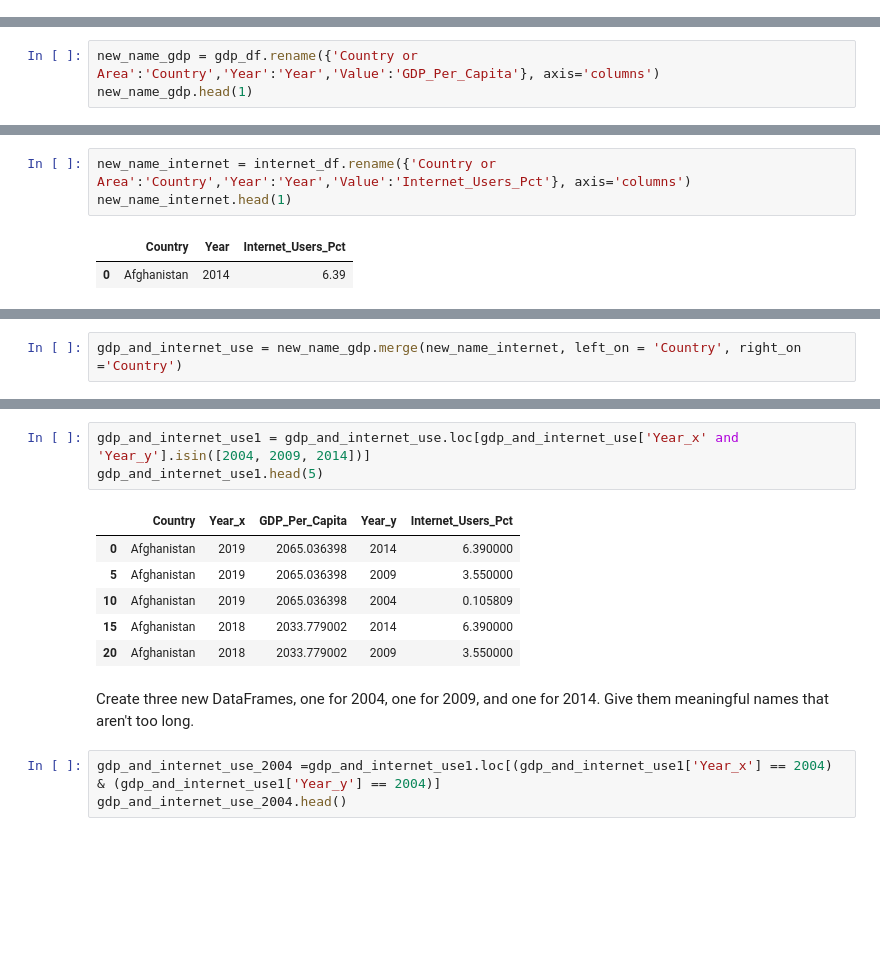
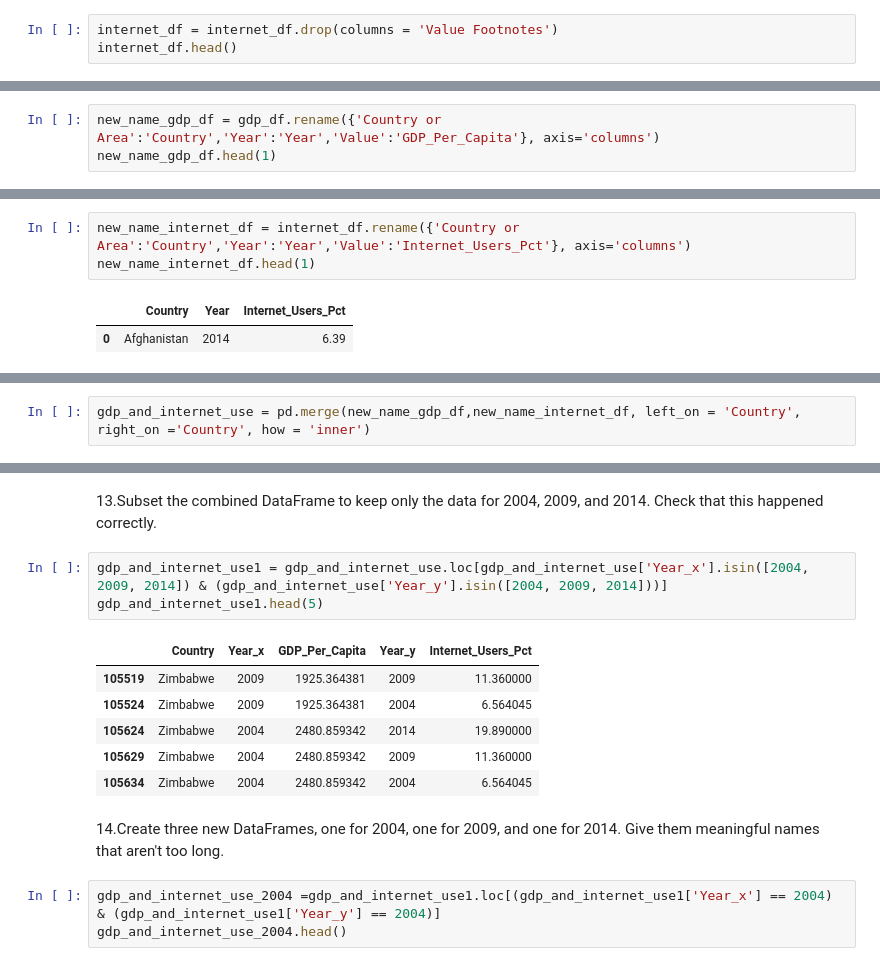
Before and after one commit to NSS-Full-Time-Data-Analytics-7/gdp-and-internet-usage-berhanneway, a Jupyter notebook: notebooks/UN Data Project.ipynb, the cells around one changed output, grey strips where cells are left out. Drawn from its saved outputs; the diff is of its cells as text; blank space fills up the shorter version.

```diff
--- a/notebooks/UN Data Project.ipynb
+++ b/notebooks/UN Data Project.ipynb
@@ -113,0 +113,3 @@ gdp_df.head()
+# %%
+internet_df = internet_df.drop(columns = 'Value Footnotes')
+internet_df.head()
@@ -139,6 +138,6 @@ Country	Year	Internet_Users_Pct
 # %%
-new_name_gdp = gdp_df.rename({'Country or Area':'Country','Year':'Year','Value':'GDP_Per_Capita'}, axis='columns')
-new_name_gdp.head(1)
+new_name_gdp_df = gdp_df.rename({'Country or Area':'Country','Year':'Year','Value':'GDP_Per_Capita'}, axis='columns')
+new_name_gdp_df.head(1)
 # %% [output]
 |  | Country | Year | GDP_Per_Capita |
 | 0 | Afghanistan | 2019 | 2065.036398 |
@@ -147,6 +146,6 @@ new_name_gdp.head(1)
 # %%
-new_name_internet = internet_df.rename({'Country or Area':'Country','Year':'Year','Value':'Internet_Users_Pct'}, axis='columns')
-new_name_internet.head(1)
+new_name_internet_df = internet_df.rename({'Country or Area':'Country','Year':'Year','Value':'Internet_Users_Pct'}, axis='columns')
+new_name_internet_df.head(1)
 # %% [output]
 |  | Country | Year | Internet_Users_Pct |
 | 0 | Afghanistan | 2014 | 6.39 |
@@ -164,2 +154,2 @@ new_name_gdp.head(5)
 # %%
-gdp_and_internet_use = new_name_gdp.merge(new_name_internet, left_on = 'Country', right_on ='Country')
+gdp_and_internet_use = pd.merge(new_name_gdp_df,new_name_internet_df, left_on = 'Country', right_on ='Country', how = 'inner')
@@ -190,15 +178,17 @@ Subset the combined DataFrame to keep only the data for 2004, 2009, and 2014. Ch
+# %% [markdown]
+13.Subset the combined DataFrame to keep only the data for 2004, 2009, and 2014. Check that this happened correctly.
 # %%
-gdp_and_internet_use1 = gdp_and_internet_use.loc[gdp_and_internet_use['Year_x' and 'Year_y'].isin([2004, 2009, 2014])]
+gdp_and_internet_use1 = gdp_and_internet_use.loc[gdp_and_internet_use['Year_x'].isin([2004, 2009, 2014]) & (gdp_and_internet_use['Year_y'].isin([2004, 2009, 2014]))]
 gdp_and_internet_use1.head(5)
 # %% [output]
 |  | Country | Year_x | GDP_Per_Capita | Year_y | Internet_Users_Pct |
-| 0 | Afghanistan | 2019 | 2065.036398 | 2014 | 6.390000 |
-| 5 | Afghanistan | 2019 | 2065.036398 | 2009 | 3.550000 |
-| 10 | Afghanistan | 2019 | 2065.036398 | 2004 | 0.105809 |
-| 15 | Afghanistan | 2018 | 2033.779002 | 2014 | 6.390000 |
-| 20 | Afghanistan | 2018 | 2033.779002 | 2009 | 3.550000 |
+| 105519 | Zimbabwe | 2009 | 1925.364381 | 2009 | 11.360000 |
+| 105524 | Zimbabwe | 2009 | 1925.364381 | 2004 | 6.564045 |
+| 105624 | Zimbabwe | 2004 | 2480.859342 | 2014 | 19.890000 |
+| 105629 | Zimbabwe | 2004 | 2480.859342 | 2009 | 11.360000 |
+| 105634 | Zimbabwe | 2004 | 2480.859342 | 2004 | 6.564045 |
-# %% [markdown]
-Create three new DataFrames, one for 2004, one for 2009, and one for 2014. Give them meaningful names that aren't too long.
+# %% [markdown]
+14.Create three new DataFrames, one for 2004, one for 2009, and one for 2014. Give them meaningful names that aren't too long.
 # %%
 gdp_and_internet_use_2004 =gdp_and_internet_use1.loc[(gdp_and_internet_use1['Year_x'] == 2004) & (gdp_and_internet_use1['Year_y'] == 2004)]
 gdp_and_internet_use_2004.head()
```
Also changed, not shown: parts of 52 cells of this notebook.
